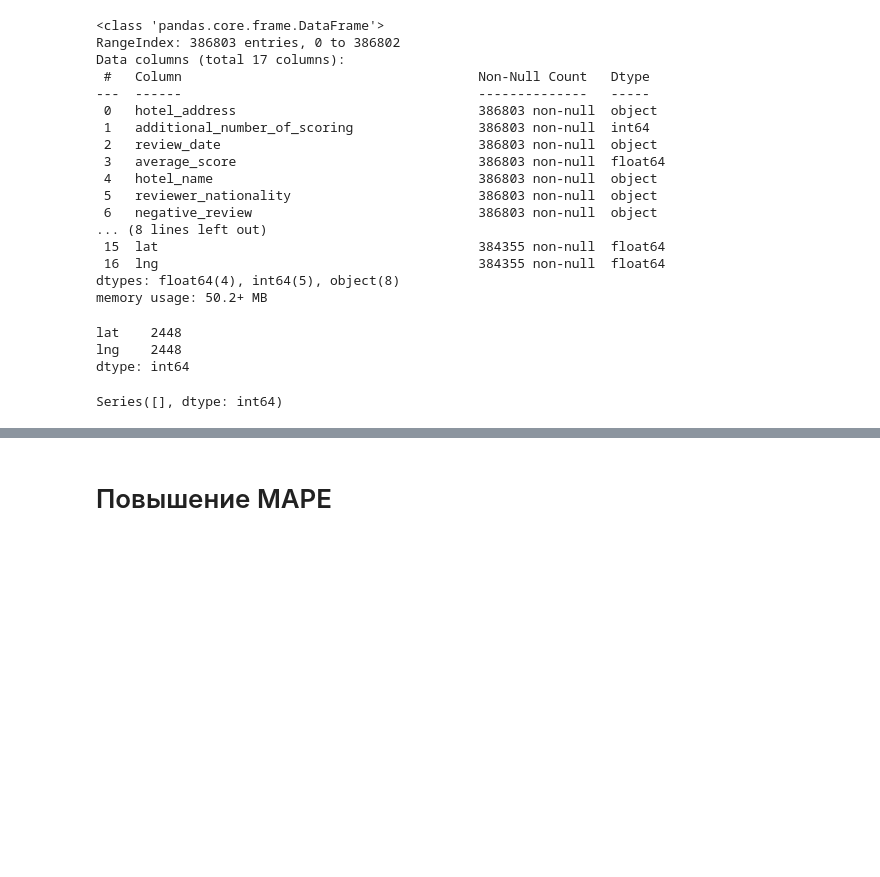
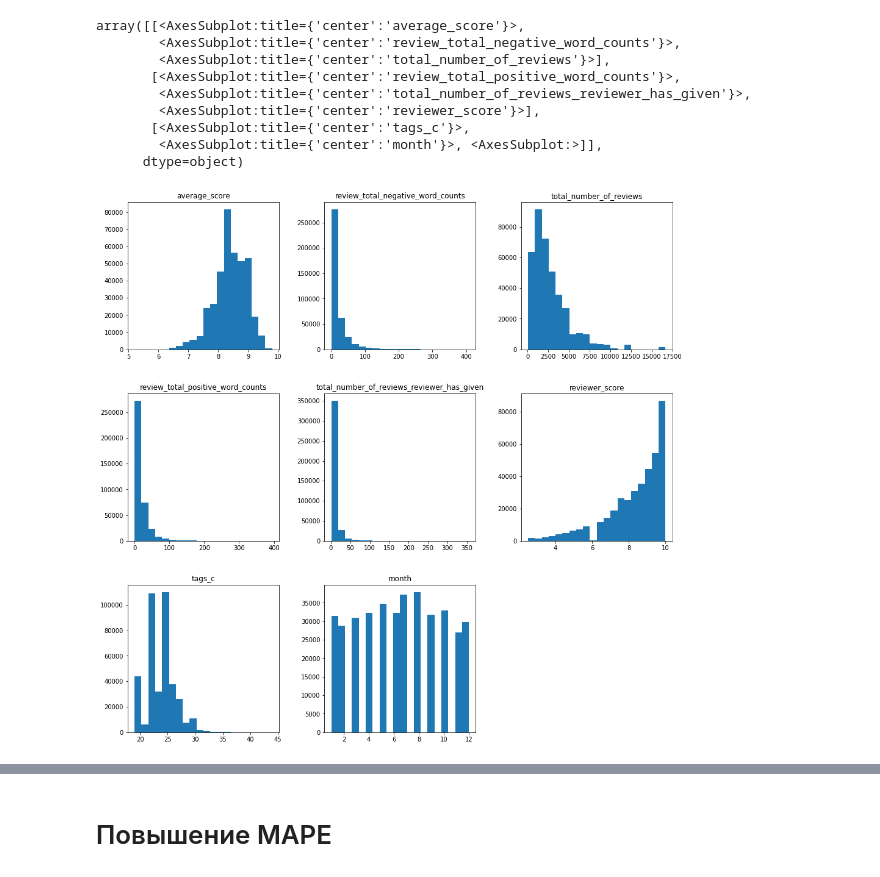
Before and after one commit to AleksandrFrom/SF_DS, a Jupyter notebook: EDA_Project_3_v2.ipynb, the cells around one changed output, grey strips where cells are left out. Cells and saved outputs as stored; diff of their text form; code cells hidden in the pictures; blank space fills up the shorter version.

```diff
--- a/EDA_Project_3_v2.ipynb
+++ b/EDA_Project_3_v2.ipynb
@@ -2,0 +80,9 @@ import pandas as pd
+# %%
+#закодируем название стран
+
+ord_encoder = ce.OrdinalEncoder()
+hotels['make'] = hotels['hotel_country'].astype('category')
+data_bin = ord_encoder.fit_transform(hotels['hotel_country'])
+data_bin.rename(columns={'hotel_country' : 'hotel_country_c'}, inplace=True)
+# %%
+hotels = pd.concat([hotels, data_bin], axis=1)
@@ -3,4 +111,9 @@ import pandas as pd
+# %%
+# удаление столбцов со строковыми данными
+
+hotels = hotels.drop(columns=[
+    'hotel_address', 'review_date', 'hotel_name', 'reviewer_nationality',
+    'negative_review', 'positive_review', 'tags', 'days_since_review', 'additional_number_of_scoring', 'hotel_country'], axis=1)
 # %%
-hotels = pd.read_csv('data/hotels.csv')
 hotels.head(3)
 # %% [output]
@@ -8,30 +123,0 @@ FileNotFoundError: [Errno 2] No such file or directory: 'data/hotels.csv'
-# %%
-hotels.info()
-# %% [output]
-<class 'pandas.core.frame.DataFrame'>
-RangeIndex: 386803 entries, 0 to 386802
-Data columns (total 17 columns):
- #   Column                                      Non-Null Count   Dtype
----  ------                                      --------------   -----
- 0   hotel_address                               386803 non-null  object
- 1   additional_number_of_scoring                386803 non-null  int64
- 2   review_date                                 386803 non-null  object
- 3   average_score                               386803 non-null  float64
- 4   hotel_name                                  386803 non-null  object
- 5   reviewer_nationality                        386803 non-null  object
- 6   negative_review                             386803 non-null  object
-... (8 lines left out)
- 15  lat                                         384355 non-null  float64
- 16  lng                                         384355 non-null  float64
-dtypes: float64(4), int64(5), object(8)
-memory usage: 50.2+ MB
-# %%
-#поиск пропусков
-
-null_data = hotels.isnull().sum()
-
-display(null_data[null_data>0])
-# %% [output]
-lat    2448
-lng    2448
-dtype: int64
@@ -42,8 +123,0 @@ hotels_up = hotels.fillna(0)
-# %%
-#повторный поиск пропусков
-
-null_data = hotels_up.isnull().sum()
-
-display(null_data[null_data>0])
-# %% [output]
-Series([], dtype: int64)
@@ -55,0 +124,13 @@ hotels_drop = hotels_up.drop(columns=[
+# %%
+hotels.hist(figsize=(16, 16), bins=20, grid=False)
+# %% [output]
+array([[<AxesSubplot:title={'center':'average_score'}>,
+        <AxesSubplot:title={'center':'review_total_negative_word_counts'}>,
+        <AxesSubplot:title={'center':'total_number_of_reviews'}>],
+       [<AxesSubplot:title={'center':'review_total_positive_word_counts'}>,
+        <AxesSubplot:title={'center':'total_number_of_reviews_reviewer_has_given'}>,
+        <AxesSubplot:title={'center':'reviewer_score'}>],
+       [<AxesSubplot:title={'center':'tags_c'}>,
+        <AxesSubplot:title={'center':'month'}>, <AxesSubplot:>]],
+      dtype=object)
+[figure, added]
```
Also changed, not shown: parts of 28 cells of this notebook, 6 other files.
